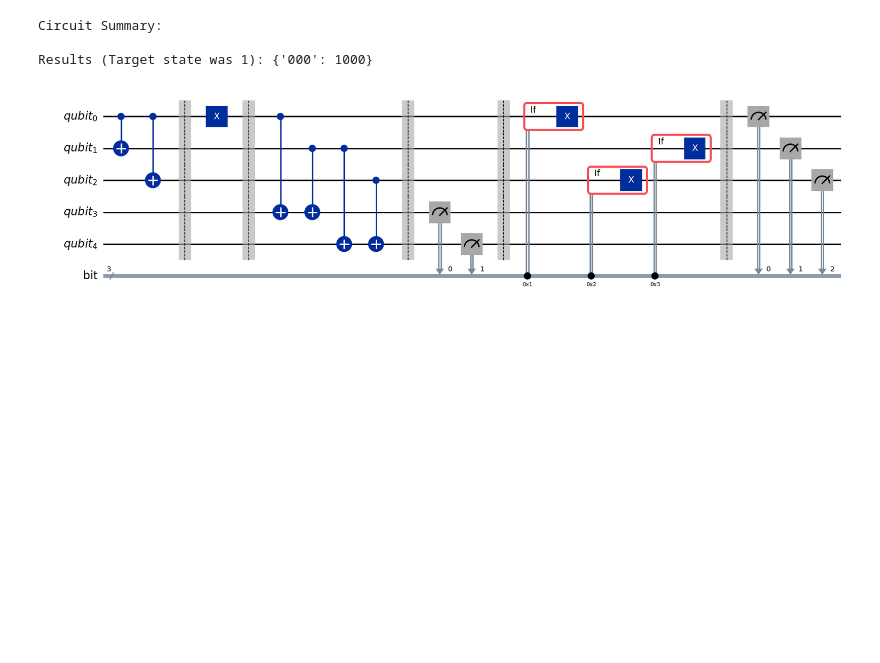
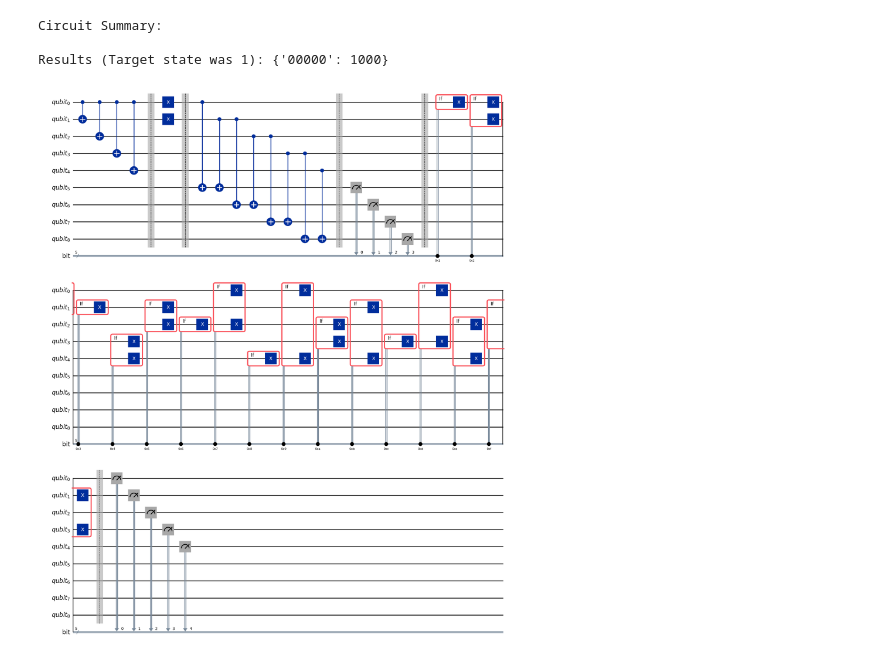
Before and after one commit to new-how/IQCI_114-1_final, a Jupyter notebook: 2n+1-qubitQEC.ipynb, the cells around one changed output. Saved outputs shown, nothing was run; the diff lists cells and outputs as text; code cells hidden in the pictures; blank space fills up the shorter version.

```diff
--- a/2n+1-qubitQEC.ipynb
+++ b/2n+1-qubitQEC.ipynb
@@ -4,7 +4,7 @@ from qiskit_aer import AerSimulator
 from qiskit.visualization import circuit_drawer
 
 # N = 2n + 1
-N = 3
+N = 5
 # Important functions
 def gray_to_binary(g: int) -> int:
     x = g
@@ -13,11 +13,9 @@ def gray_to_binary(g: int) -> int:
         x ^= g
     return x
 
-def to_n_bits(x: int, n: int) -> int:
-    return x & ((1 << n) - 1)
-
 def majority_bit(x: int, n: int) -> int:
-    return x.bit_count() > n // 2
+    x_n = x & ((1 << n) - 1)
+    return x_n.bit_count() > n // 2
 
 # 1. Setup Registers
 # We use 3 qubits for the code, 2 ancilla qubits, 2 ancilla classical bits, and 2 + 1 classical bit for the result
@@ -55,39 +53,39 @@ qc.barrier()
 
 for i in range(1, 2 ** (N - 1)):
     with qc.if_test((c, i)):
-        num = to_n_bits(gray_to_binary(i), N)
+        num = gray_to_binary(i)
         if(majority_bit(num, N) == 1):
             num = ~num
         for j in range(N):
             if(num % 2 == 1):
                 qc.x(q[j])
             num >>= 1
 qc.barrier()
 
 # I'm not sure if we really need this because Gemini did this
 # The Toffoli gate (CCX) flips qubit 0 back if BOTH q1 and q2 are 1.
 # This effectively performs a "majority vote" correction.
 # qc.ccx(q[2], q[1], q[0])
 # qc.barrier()
 
 # --- STEP 4: MEASUREMENT ---
 # We measure the corrected logical qubits
 for i in range(N):
     qc.measure(q[i], c[i])
 
 # --- EXECUTION ---
 simulator = AerSimulator()
 compiled_circuit = transpile(qc, simulator)
 job = simulator.run(compiled_circuit, shots=1000)
 result = job.result()
 counts = result.get_counts()
 
 print("Circuit Summary:")
 # print(qc.draw(output='text'))
 print(f"\nResults (Target state was 1): {counts}")
 qc.draw("mpl")
 # %% [output]
 Circuit Summary:
 
-Results (Target state was 1): {'000': 1000}
+Results (Target state was 1): {'00000': 1000}
-[figure, old version]
+[figure, new version]
```
